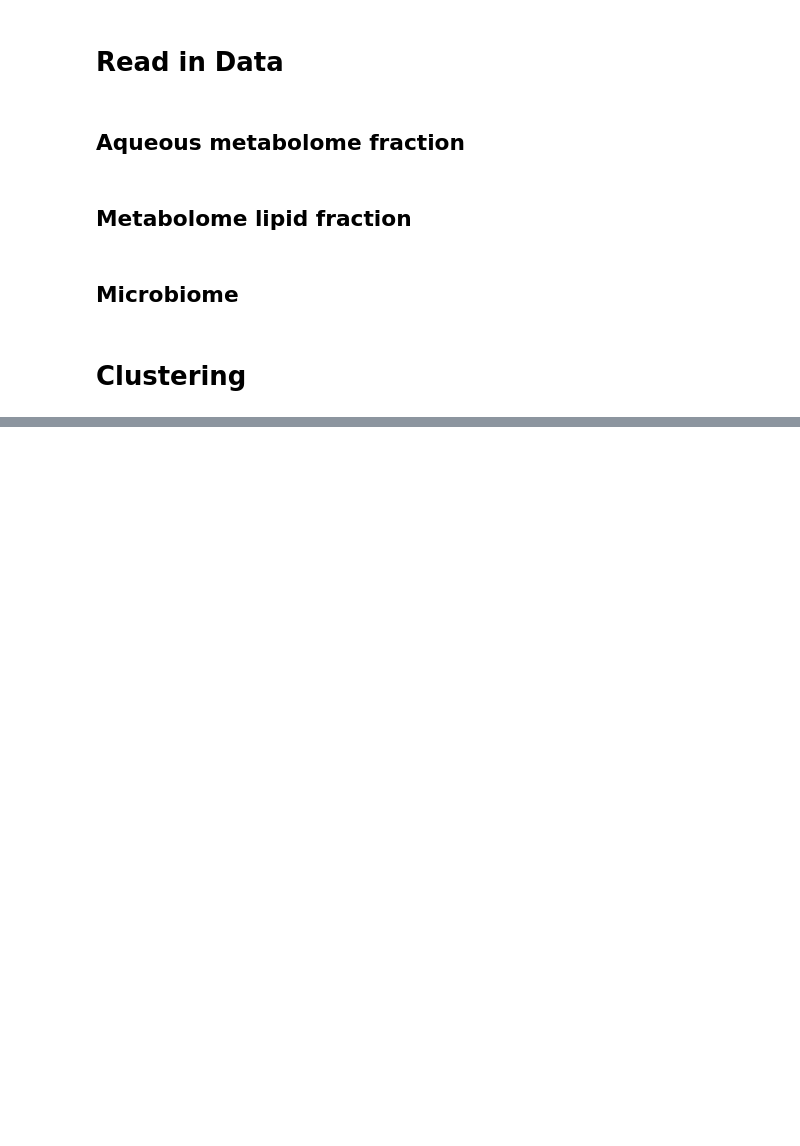
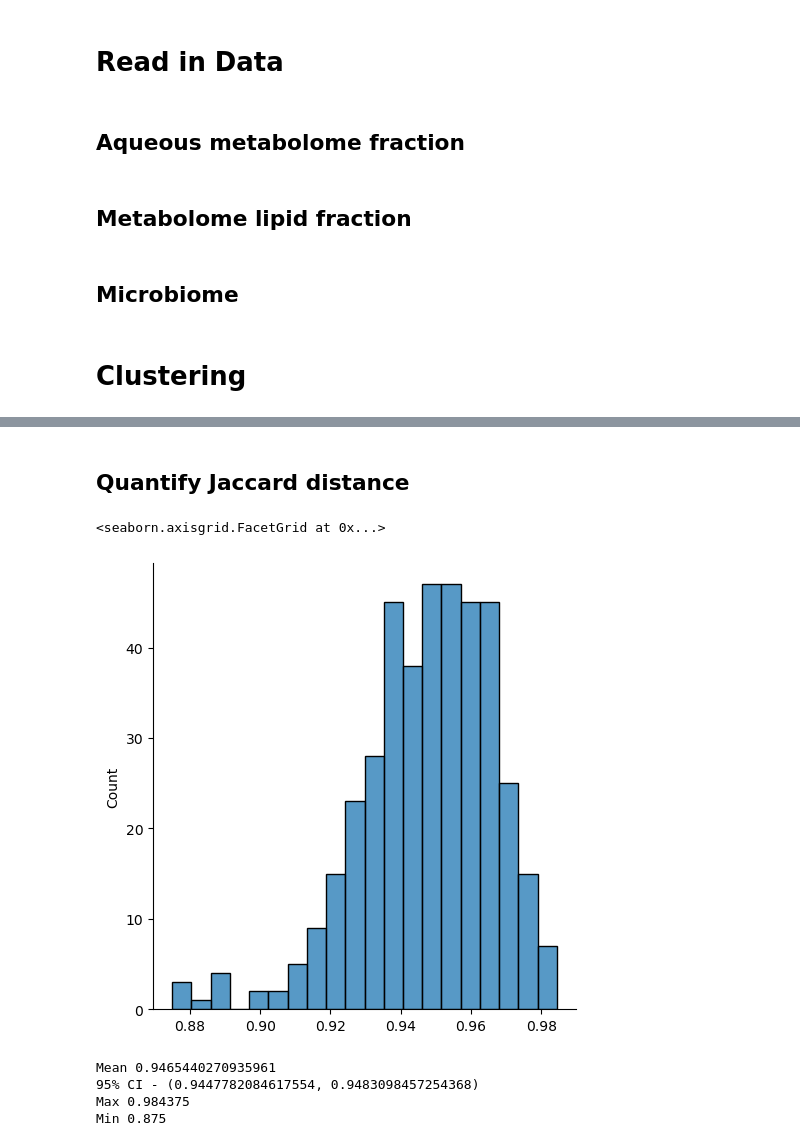
Before and after one commit to sterrettJD/GT-micro-metabo, a Jupyter notebook: analysis/Clustering.ipynb, the cells around one changed output, grey strips where cells are left out. Saved outputs shown, nothing was run; the diff lists cells and outputs as text; code cells hidden in the pictures; blank space fills up the shorter version.

Commit message:
add jaccard similarity descriptive stats

```diff
--- a/analysis/Clustering.ipynb
+++ b/analysis/Clustering.ipynb
@@ -196,0 +196,25 @@ Meta
+# %% [markdown]
+## Quantify Jaccard distance
+# %%
+raw_aqueous_jaccards = distance.pdist(raw_aqueous_samples, metric="jaccard")
+sns.displot(raw_aqueous_jaccards)
+# %% [output]
+<seaborn.axisgrid.FacetGrid at 0x...>
+[figure, added]
+# %%
+CI = t.interval(alpha=0.95,
+           df=len(raw_aqueous_jaccards)-1,
+           loc=np.mean(raw_aqueous_jaccards),
+           scale=sem(raw_aqueous_jaccards))
+
+print(f"Mean {np.mean(raw_aqueous_jaccards)}")
+print(f"95% CI - {CI}")
+
+print(f"Max {max(raw_aqueous_jaccards)}")
+
+print(f"Min {min(raw_aqueous_jaccards)}")
+# %% [output]
+Mean 0.9465440270935961
+95% CI - (0.9447782084617554, 0.9483098457254368)
+Max 0.984375
+Min 0.875
```
Also changed, not shown: parts of 10 cells of this notebook.
